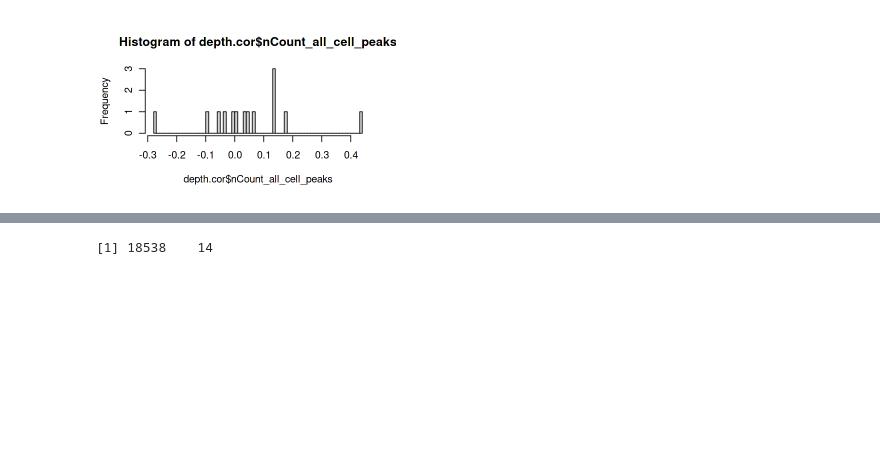
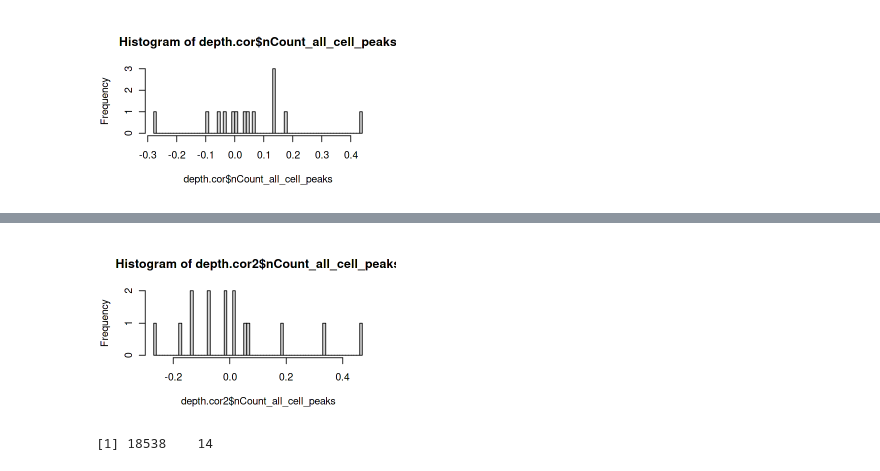
Before and after one commit to RoseYuan/sc_chromatin_benchmark, a Jupyter notebook: scripts/analysis/library_size_effect/library_size_effect.ipynb, the cells around one changed output, grey strips where cells are left out. Saved outputs shown, nothing was run; the diff lists cells and outputs as text; code cells hidden in the pictures; blank space fills up the shorter version.

```diff
--- a/scripts/analysis/library_size_effect/library_size_effect.ipynb
+++ b/scripts/analysis/library_size_effect/library_size_effect.ipynb
@@ -162,3 +176,6 @@ A data.frame: 14 × 1
 hist(depth.cor$nCount_all_cell_peaks, breaks=100)
 # %% [output]
 [figure]
+# %%
+depth.cor2 <- as.data.frame(cor(x = embed2, y = counts2))
+depth.cor2
@@ -165,3 +201,7 @@ hist(depth.cor$nCount_all_cell_peaks, breaks=100)
+# %%
+hist(depth.cor2$nCount_all_cell_peaks, breaks=100)
+# %% [output]
+[figure, added]
 # %%
 dim(embed)
 # %% [output]
```
Also changed, not shown: parts of 29 cells of this notebook, 2 other files.
